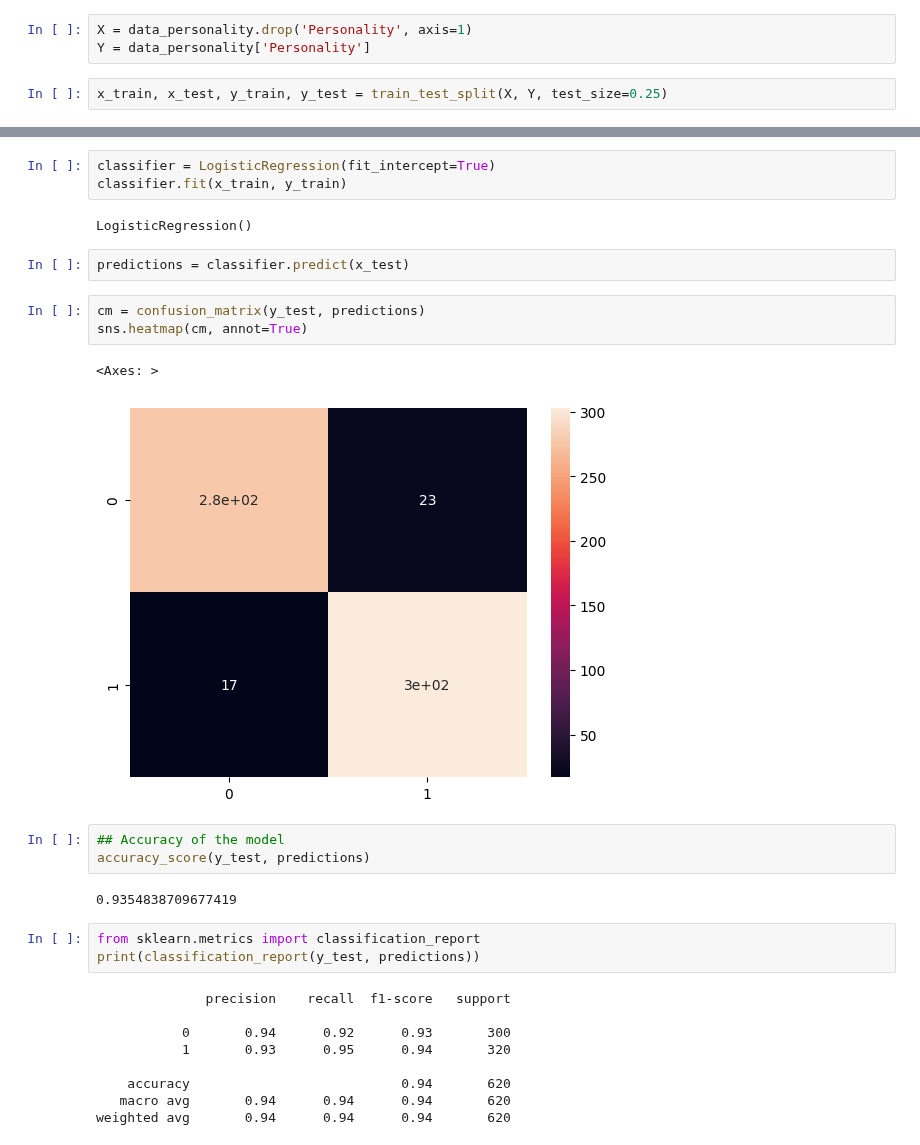
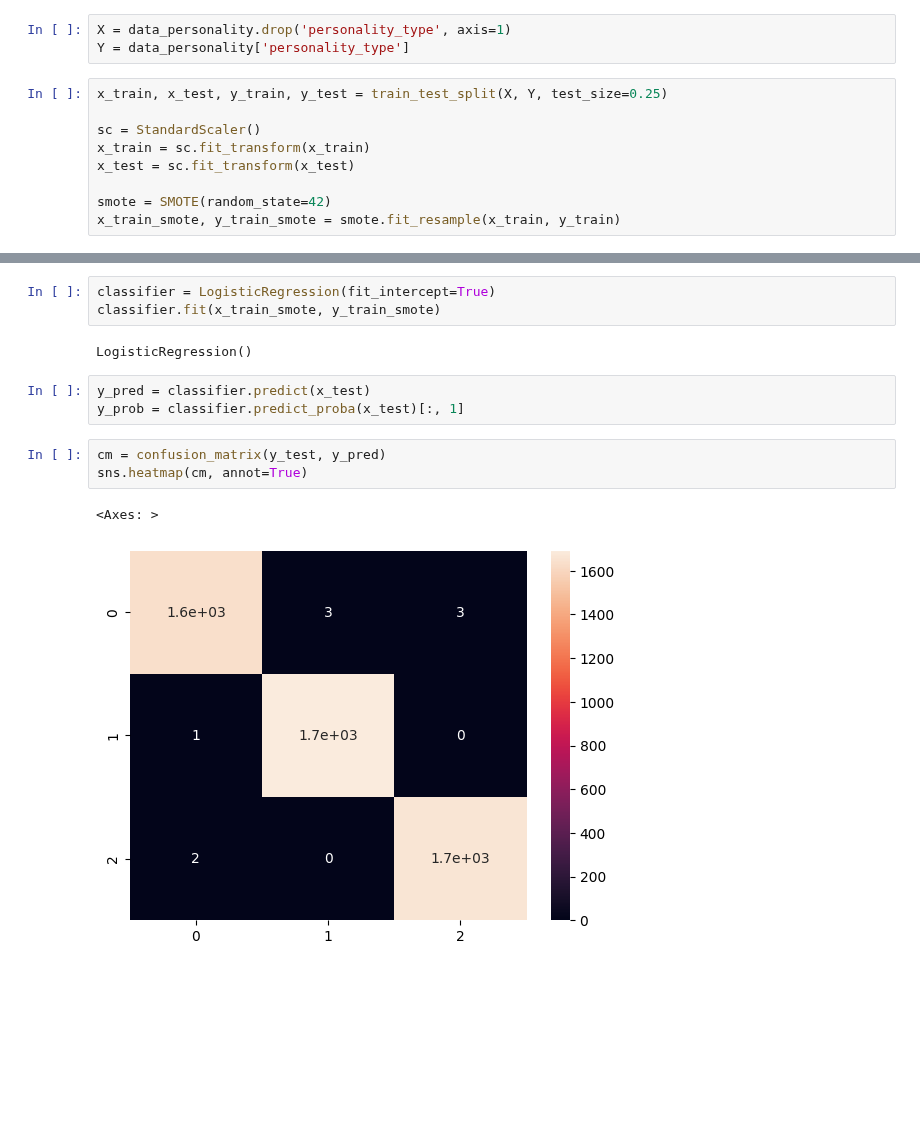
Before and after one commit to miguelestradam3/logistic_regression_with_smote, a Jupyter notebook: main.ipynb, the cells around one changed output, grey strips where cells are left out. Drawn from its saved outputs; the diff is of its cells as text; blank space fills up the shorter version.

```diff
--- a/main.ipynb
+++ b/main.ipynb
@@ -109,7 +104,14 @@ Text(0.5, 1.0, 'Correlation among columns/variables')
 #### Preparing data for Logistic Regression
 Used for predicting the personality
 # %%
-X = data_personality.drop('Personality', axis=1)
-Y = data_personality['Personality']
+X = data_personality.drop('personality_type', axis=1)
+Y = data_personality['personality_type']
 # %%
 x_train, x_test, y_train, y_test = train_test_split(X, Y, test_size=0.25)
+
+sc = StandardScaler()
+x_train = sc.fit_transform(x_train)
+x_test = sc.fit_transform(x_test)
+
+smote = SMOTE(random_state=42)
+x_train_smote, y_train_smote = smote.fit_resample(x_train, y_train)
@@ -120,30 +118,14 @@ x_test = sc.fit_transform(x_test)
 # %%
 classifier = LogisticRegression(fit_intercept=True)
-classifier.fit(x_train, y_train)
+classifier.fit(x_train_smote, y_train_smote)
 # %% [output]
 LogisticRegression()
 # %%
-predictions = classifier.predict(x_test)
+y_pred = classifier.predict(x_test)
+y_prob = classifier.predict_proba(x_test)[:, 1]
 # %%
-cm = confusion_matrix(y_test, predictions)
+cm = confusion_matrix(y_test, y_pred)
 sns.heatmap(cm, annot=True)
 # %% [output]
 <Axes: >
-[figure, old version]
+[figure, new version]
-# %%
-## Accuracy of the model
-accuracy_score(y_test, predictions)
-# %% [output]
-0.9354838709677419
-# %%
-from sklearn.metrics import classification_report
-print(classification_report(y_test, predictions))
-# %% [output]
-              precision    recall  f1-score   support
-
-           0       0.94      0.92      0.93       300
-           1       0.93      0.95      0.94       320
-
-    accuracy                           0.94       620
-   macro avg       0.94      0.94      0.94       620
-weighted avg       0.94      0.94      0.94       620
```
Also changed, not shown: parts of 25 cells of this notebook, 2 other files.
